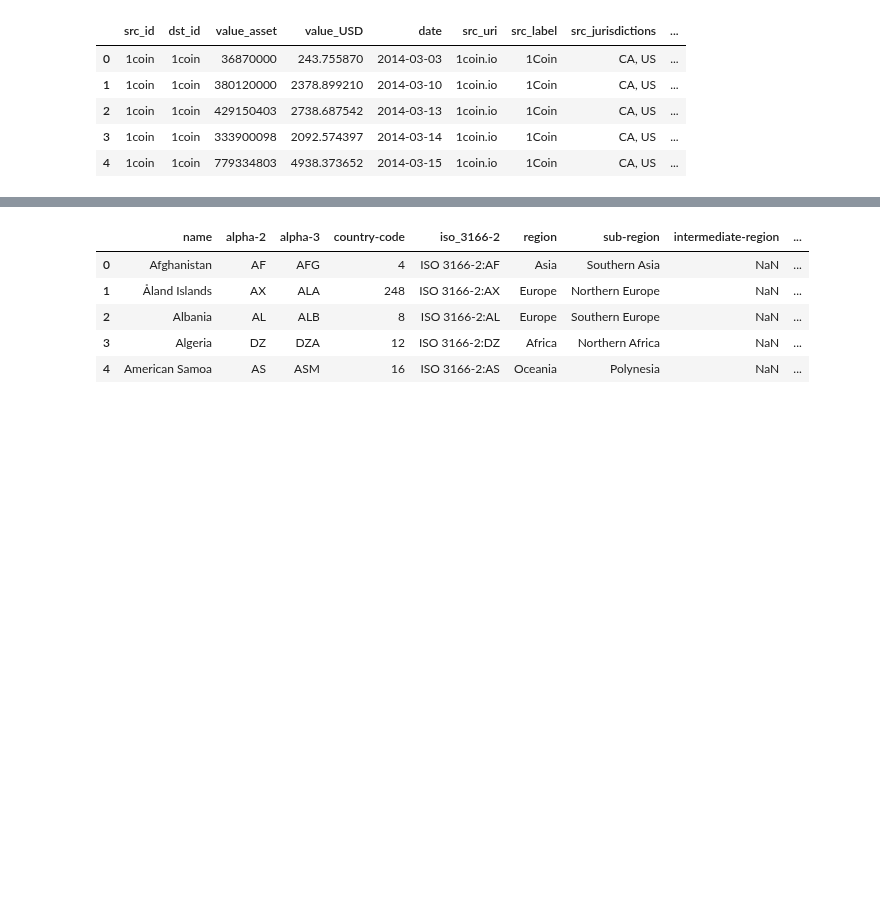
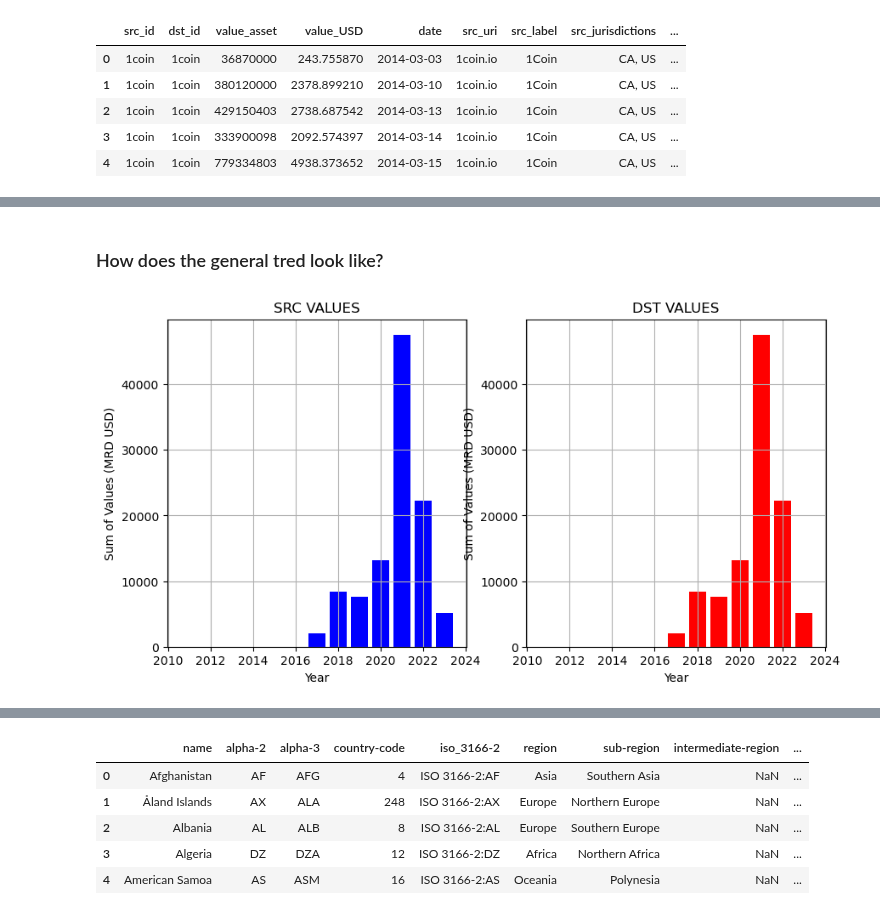
Before and after one commit to FlowDrucka64/MoneyFlow, a Jupyter notebook: data_exploration.ipynb, the cells around one changed output, grey strips where cells are left out. Cells and saved outputs as stored; diff of their text form; code cells hidden in the pictures; blank space fills up the shorter version.

Commit message:
Added some basic exploration plots

```diff
--- a/data_exploration.ipynb
+++ b/data_exploration.ipynb
@@ -159,3 +163,27 @@ display(src_amounts.sort_values("value_USD",ascending=False))
 | 305 | 2019 | TW | 4.128866e+01 |
 | 181 | 2017 | IR | 4.805412e-01 |
 520 rows × 3 columns
+# %% [markdown]
+### How does the general tred look like?
+# %%
+def plot_trend(src_data,dst_data):
+    src_grouped = src_data.groupby('year')['value_USD'].sum()/1000000000
+    dst_grouped = dst_data.groupby('year')['value_USD'].sum()/1000000000
+
+    fig, (ax1,ax2) = plt.subplots(1,2,figsize=(10,5))
+
+    ax1.bar(src_grouped.index, src_grouped.values,color="blue")
+    ax1.set_xlabel("Year")
+    ax1.set_ylabel('Sum of Values (MRD USD)')
+    ax1.set_title("SRC VALUES")
+    ax1.grid(True)
+    ax2.bar(dst_grouped.index, dst_grouped.values,color="red")
+    ax2.set_xlabel("Year")
+    ax2.set_ylabel('Sum of Values (MRD USD)')
+    ax2.set_title("DST VALUES")
+    ax2.grid(True)
+    plt.show()
+
+plot_trend(src_amounts,dst_amounts)
+# %% [output]
+[figure, added]
```
Also changed, not shown: parts of 4 cells of this notebook.
